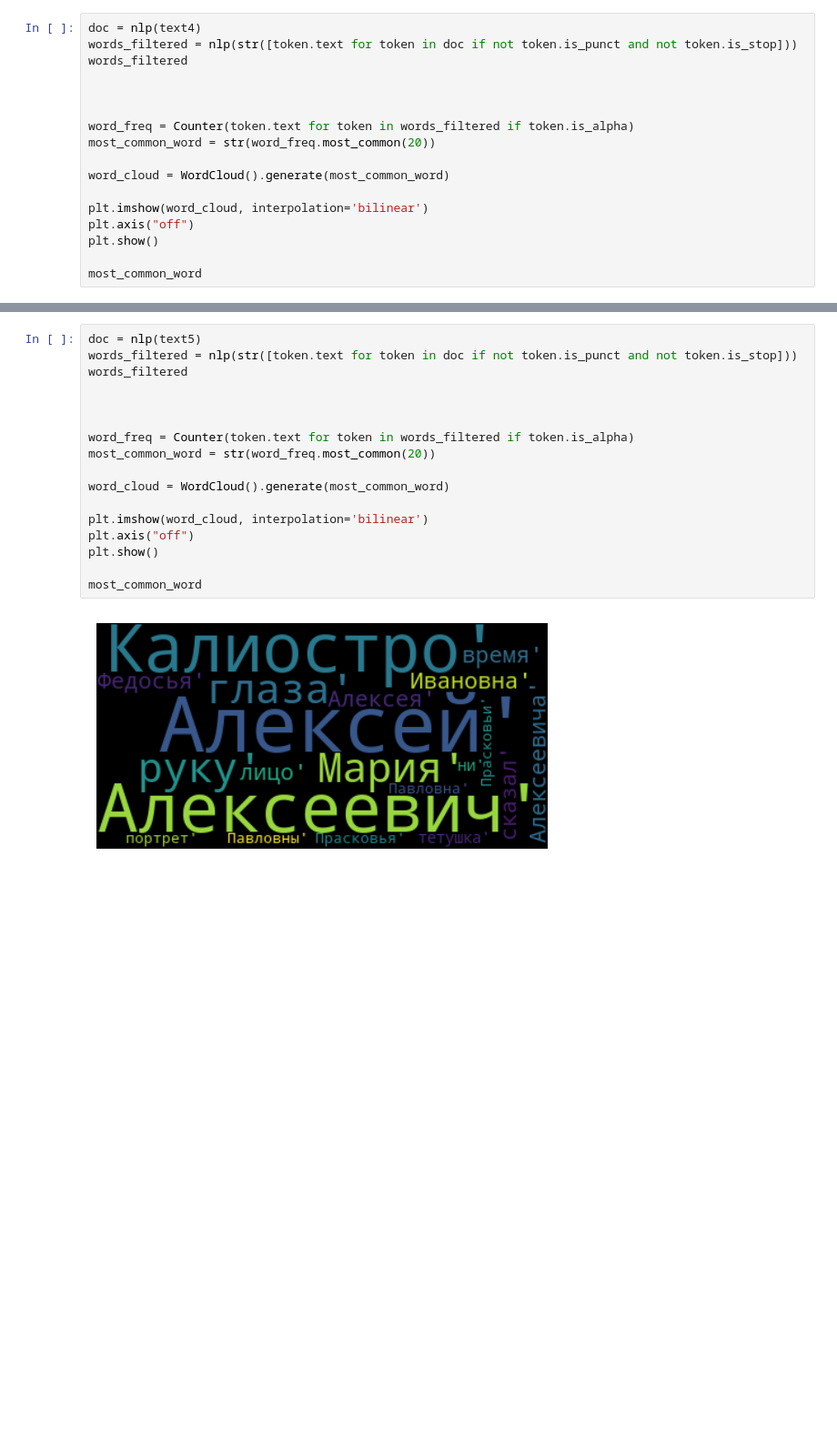
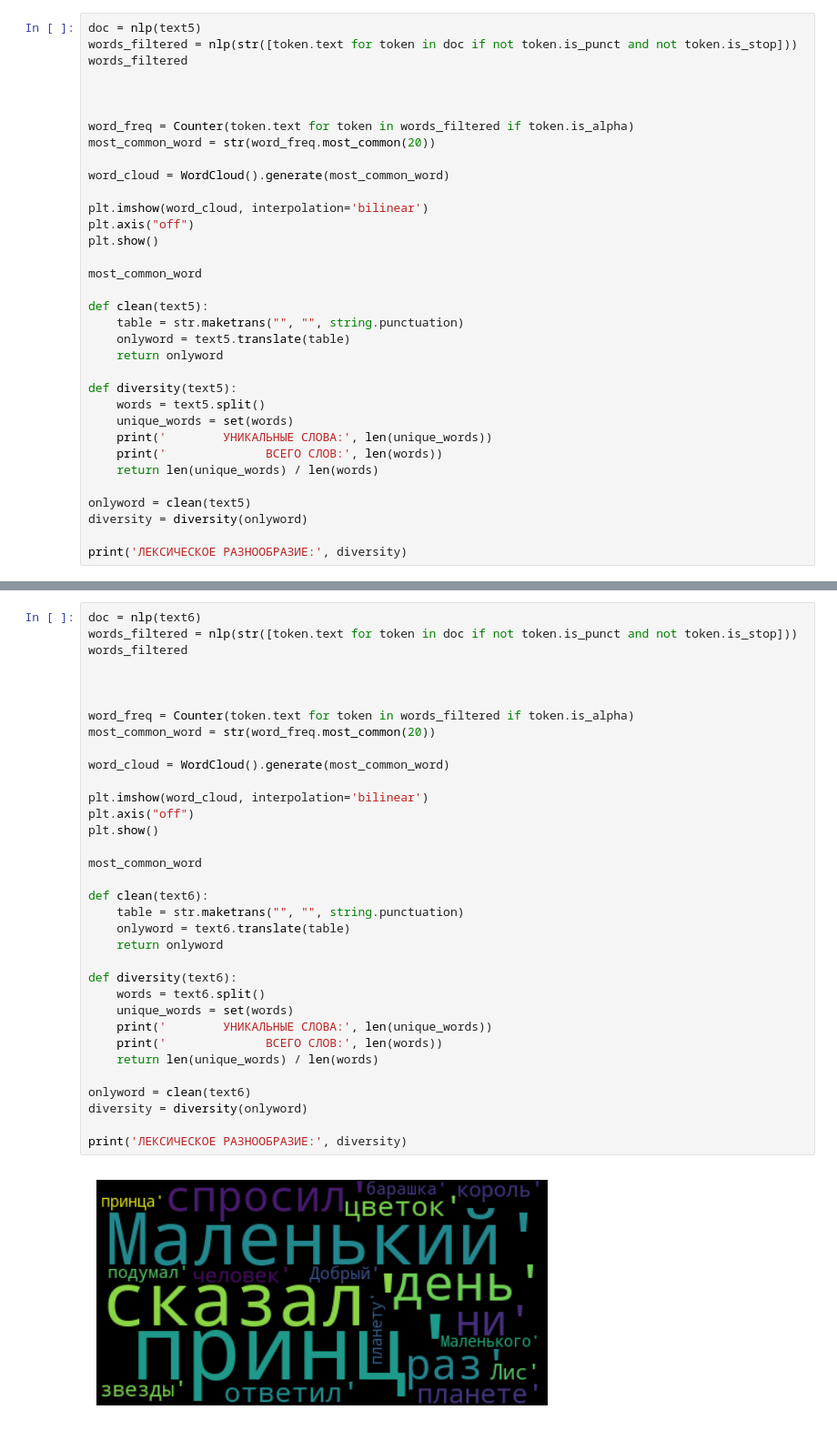
Before and after one commit to jenchyrik/SchoolXRepositry, a Jupyter notebook: hw2510/vasilenko2510hw.ipynb, the cells around one changed output, grey strips where cells are left out. Shown at 91% size. Drawn from its saved outputs; the diff is of its cells as text; blank space fills up the shorter version.

```diff
--- a/hw2510/vasilenko2510hw.ipynb
+++ b/hw2510/vasilenko2510hw.ipynb
@@ -98,5 +197,5 @@ most_common_word
 # %%
-doc = nlp(text4)
+doc = nlp(text5)
 words_filtered = nlp(str([token.text for token in doc if not token.is_punct and not token.is_stop]))
 words_filtered
 
@@ -112,4 +211,21 @@ plt.axis("off")
 plt.show()
 
 most_common_word
+
+def clean(text5):
+    table = str.maketrans("", "", string.punctuation)
+    onlyword = text5.translate(table)
+    return onlyword
+
+def diversity(text5):
+    words = text5.split()
+    unique_words = set(words)
+    print('        УНИКАЛЬНЫЕ СЛОВА:', len(unique_words))
+    print('              ВСЕГО СЛОВ:', len(words))
+    return len(unique_words) / len(words)
+
+onlyword = clean(text5)
+diversity = diversity(onlyword)
+
+print('ЛЕКСИЧЕСКОЕ РАЗНООБРАЗИЕ:', diversity)
 # %% [output]
@@ -118,19 +236,36 @@ most_common_word
 # %%
-doc = nlp(text5)
+doc = nlp(text6)
 words_filtered = nlp(str([token.text for token in doc if not token.is_punct and not token.is_stop]))
 words_filtered
 
 
 
 word_freq = Counter(token.text for token in words_filtered if token.is_alpha)
 most_common_word = str(word_freq.most_common(20))
 
 word_cloud = WordCloud().generate(most_common_word)
 
 plt.imshow(word_cloud, interpolation='bilinear')
 plt.axis("off")
 plt.show()
 
 most_common_word
+
+def clean(text6):
+    table = str.maketrans("", "", string.punctuation)
+    onlyword = text6.translate(table)
+    return onlyword
+
+def diversity(text6):
+    words = text6.split()
+    unique_words = set(words)
+    print('        УНИКАЛЬНЫЕ СЛОВА:', len(unique_words))
+    print('              ВСЕГО СЛОВ:', len(words))
+    return len(unique_words) / len(words)
+
+onlyword = clean(text6)
+diversity = diversity(onlyword)
+
+print('ЛЕКСИЧЕСКОЕ РАЗНООБРАЗИЕ:', diversity)
 # %% [output]
-[figure, old version]
+[figure, new version]
```
Also changed, not shown: parts of 10 cells of this notebook, 7 other files.
